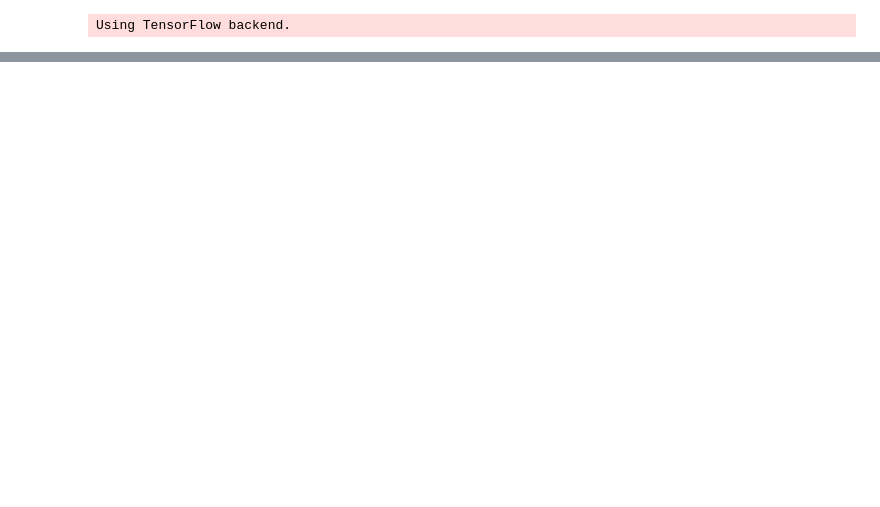
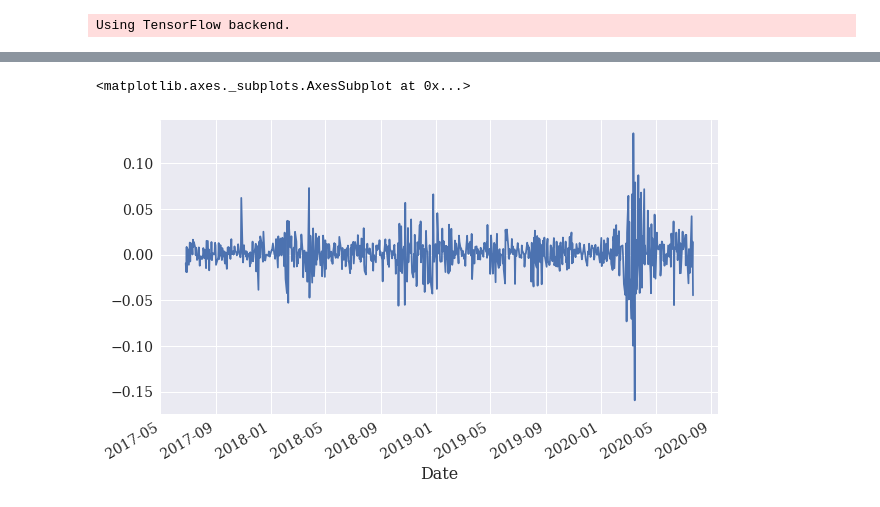
Before and after one commit to mateomarks/Algorithmic-Trading, a Jupyter notebook: 03 DL Strategy.ipynb, the cells around one changed output, grey strips where cells are left out. Saved outputs shown, nothing was run; the diff lists cells and outputs as text; code cells hidden in the pictures; blank space fills up the shorter version.

```diff
--- a/03 DL Strategy.ipynb
+++ b/03 DL Strategy.ipynb
@@ -213,0 +238,2 @@ plt.show()
+# %%
+backtest = backtest[5:].copy()
@@ -213,0 +248,5 @@ plt.show()
+# %%
+backtest['pred']=model.predict(X_test).round()
+backtest['pred']=np.where(backtest['pred']==1,1,-1)
+# %%
+backtest['strategy'] = backtest['pred'] * backtest['returns']
@@ -213,0 +288,5 @@ plt.show()
+# %%
+backtest['returns'].plot()
+# %% [output]
+<matplotlib.axes._subplots.AxesSubplot at 0x...>
+[figure, added]
```
Also changed, not shown: parts of 25 cells of this notebook.
